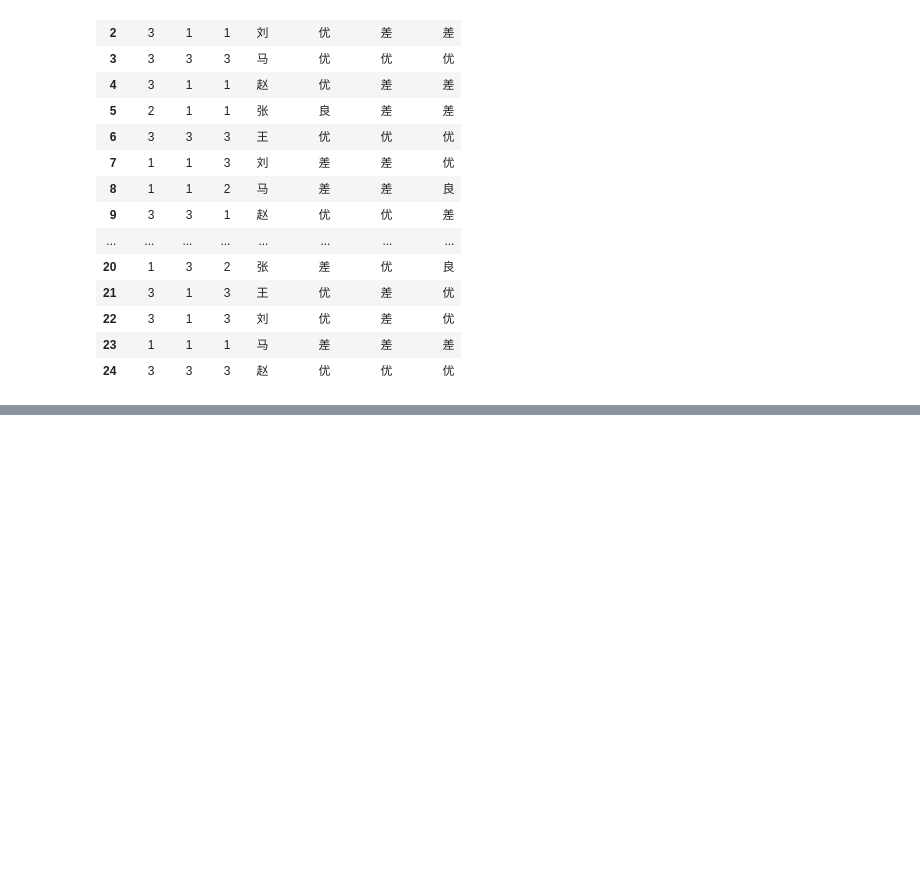
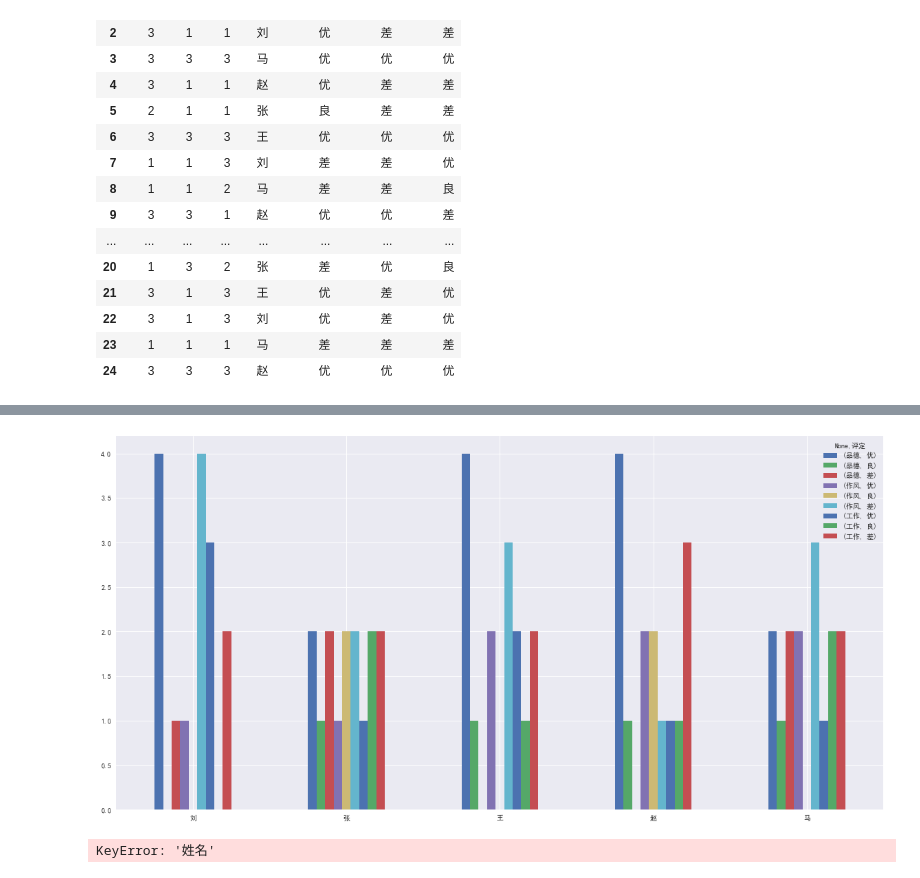
Before and after one commit to cuixiaozeng/vote, a Jupyter notebook: vote.ipynb, the cells around one changed output, grey strips where cells are left out. Drawn from its saved outputs; the diff is of its cells as text; code cells hidden in the pictures; blank space fills up the shorter version.

```diff
--- a/vote.ipynb
+++ b/vote.ipynb
@@ -66,7 +72 @@ def result_to_plot(array):
         ax3.legend([u"工作"], loc='best');
-# %%
-df_tem=df['姓名'].drop_duplicates()
-j=[]
-for i in df_tem:
-    j.append(i)
-result_to_plot(j)
@@ -78,0 +81,9 @@ result_to_plot(j)
+# %%
+tem=[]
+for i in columns:
+    temp=df.groupby('姓名')[i+'评定'].value_counts().unstack().fillna(0).applymap(int)
+    tem.append(temp[VOTE_LEVEL])
+
+df_result=pd.concat(tem,axis=1,keys=columns)
+df_result.index.names=['姓名']
+df_result.columns.names=['评定','级别']
@@ -78,0 +105,9 @@ result_to_plot(j)
+# %%
+df_result.plot(kind='bar',figsize=(20,10),rot=1,legend=True);
+# %% [output]
+[figure, added]
+# %%
+g = sns.FacetGrid(df_result, col='姓名')
+g.map(plt.bar, '品德')
+# %% [output]
+KeyError: '姓名'
```
Also changed, not shown: parts of 8 cells of this notebook.
